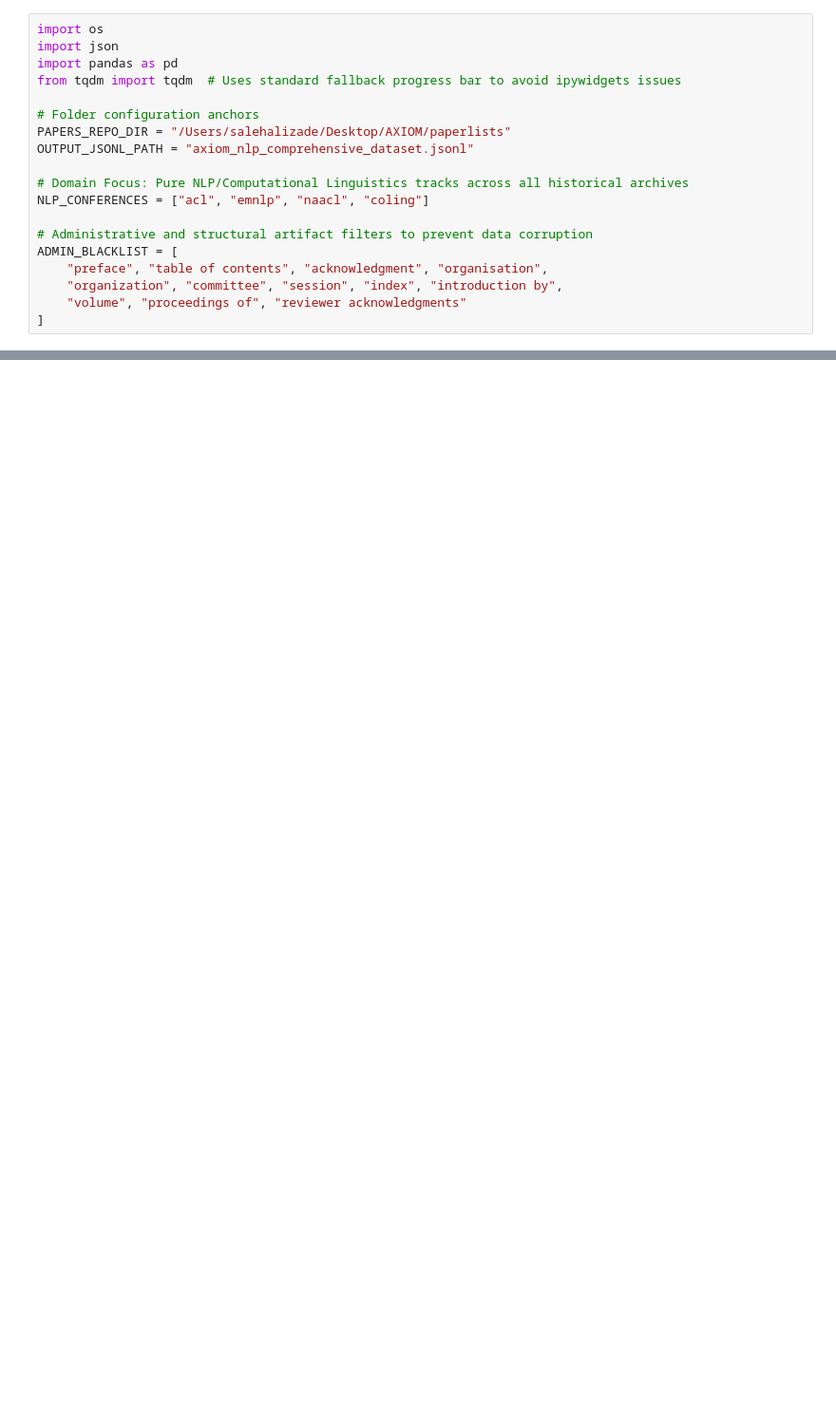
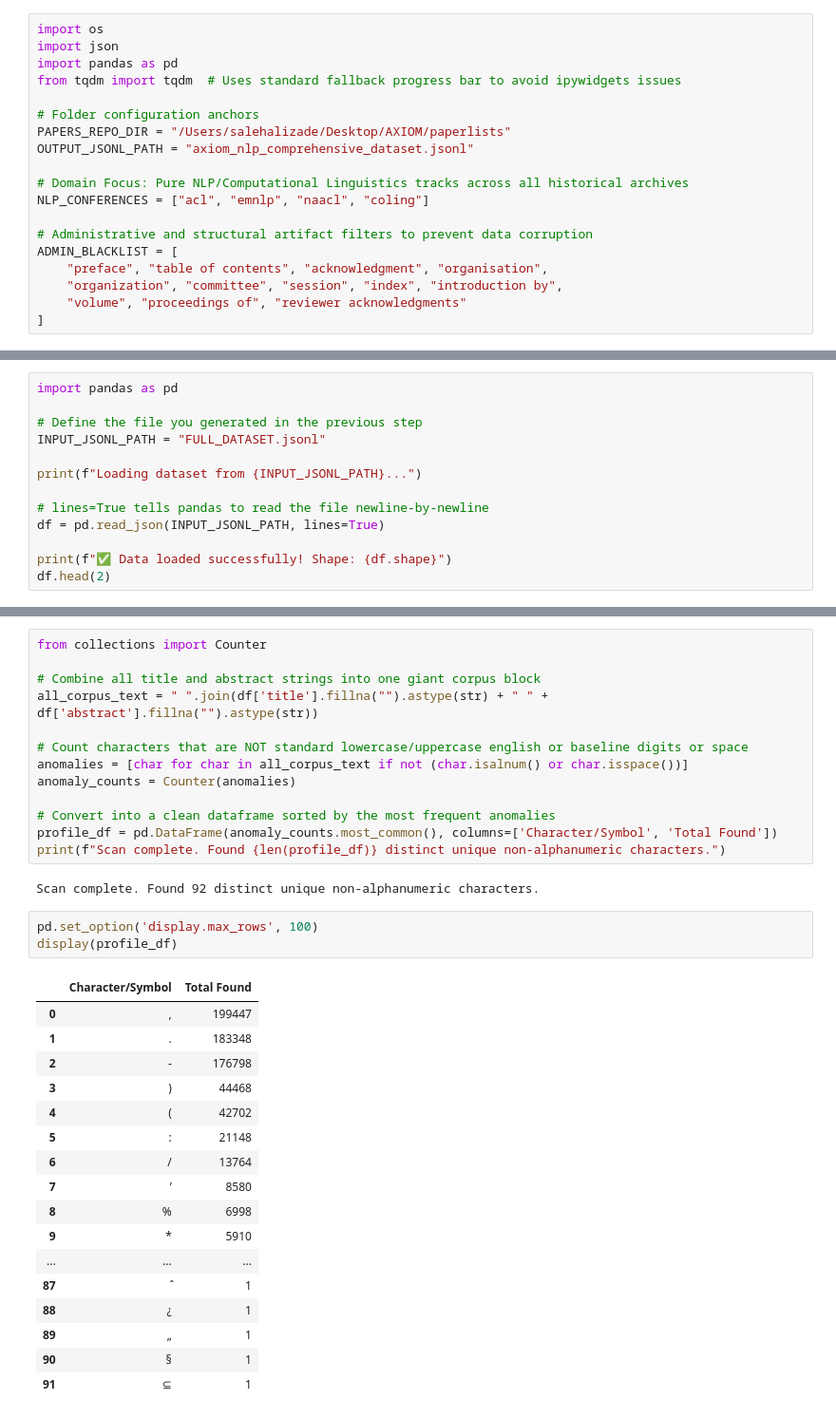
Before and after one commit to alizadasaleh/axiom, a Jupyter notebook: flow.ipynb, the cells around one changed output, grey strips where cells are left out. Shown at 95% size. Saved outputs shown, nothing was run; the diff lists cells and outputs as text; blank space fills up the shorter version.

Commit message:
Cleaning

```diff
--- a/flow.ipynb
+++ b/flow.ipynb
@@ -139,0 +144,13 @@ df.head(1)
+# %%
+import pandas as pd
+
+# Define the file you generated in the previous step
+INPUT_JSONL_PATH = "FULL_DATASET.jsonl"
+
+print(f"Loading dataset from {INPUT_JSONL_PATH}...")
+
+# lines=True tells pandas to read the file newline-by-newline
+df = pd.read_json(INPUT_JSONL_PATH, lines=True)
+
+print(f"✅ Data loaded successfully! Shape: {df.shape}")
+df.head(2)
@@ -139,0 +221,36 @@ df.head(1)
+# %%
+from collections import Counter
+
+# Combine all title and abstract strings into one giant corpus block
+all_corpus_text = " ".join(df['title'].fillna("").astype(str) + " " + df['abstract'].fillna("").astype(str))
+
+# Count characters that are NOT standard lowercase/uppercase english or baseline digits or space
+anomalies = [char for char in all_corpus_text if not (char.isalnum() or char.isspace())]
+anomaly_counts = Counter(anomalies)
+
+# Convert into a clean dataframe sorted by the most frequent anomalies
+profile_df = pd.DataFrame(anomaly_counts.most_common(), columns=['Character/Symbol', 'Total Found'])
+print(f"Scan complete. Found {len(profile_df)} distinct unique non-alphanumeric characters.")
+# %% [output]
+Scan complete. Found 92 distinct unique non-alphanumeric characters.
+# %%
+pd.set_option('display.max_rows', 100)
+display(profile_df)
+# %% [output]
+|  | Character/Symbol | Total Found |
+| 0 | , | 199447 |
+| 1 | . | 183348 |
+| 2 | - | 176798 |
+| 3 | ) | 44468 |
+| 4 | ( | 42702 |
+| 5 | : | 21148 |
+| 6 | / | 13764 |
+| 7 | ’ | 8580 |
+| 8 | % | 6998 |
+| 9 | * | 5910 |
+| ... | ... | ... |
+| 87 | ̂ | 1 |
+| 88 | ¿ | 1 |
+| 89 | „ | 1 |
+| 90 | § | 1 |
+| 91 | ⊆ | 1 |
```
Also changed, not shown: parts of 14 cells of this notebook, 2 other files.
